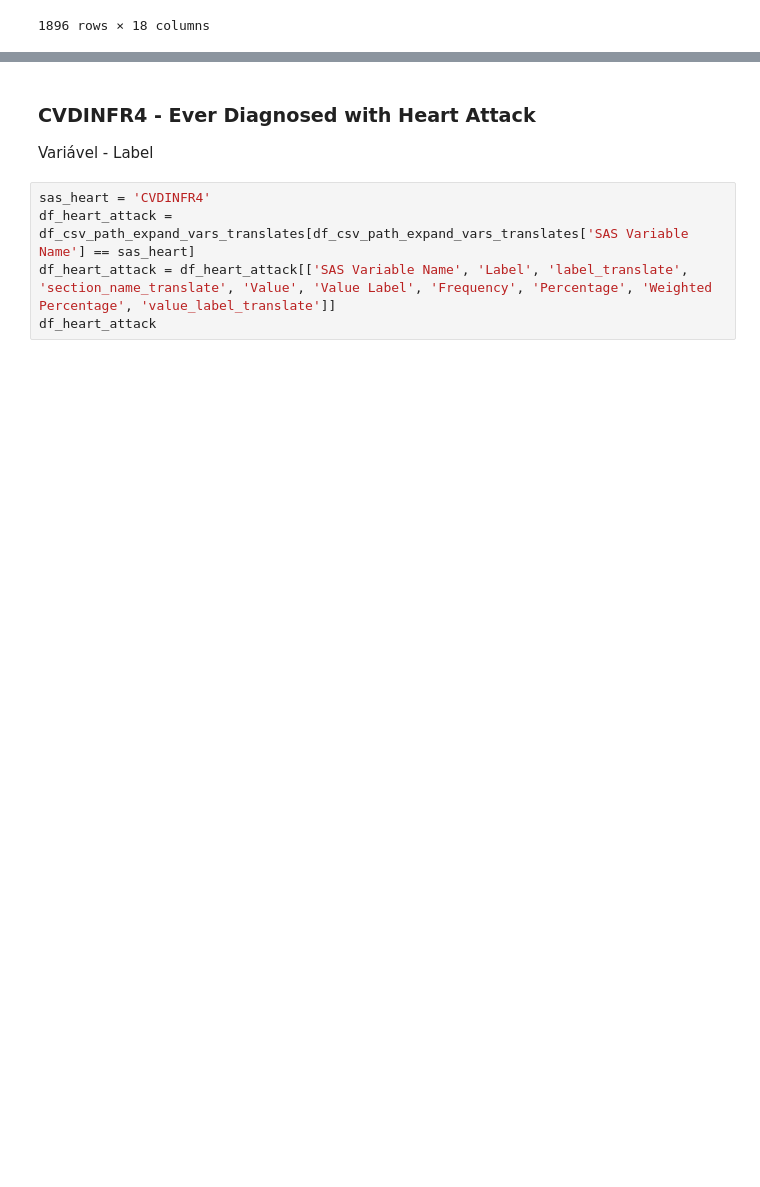
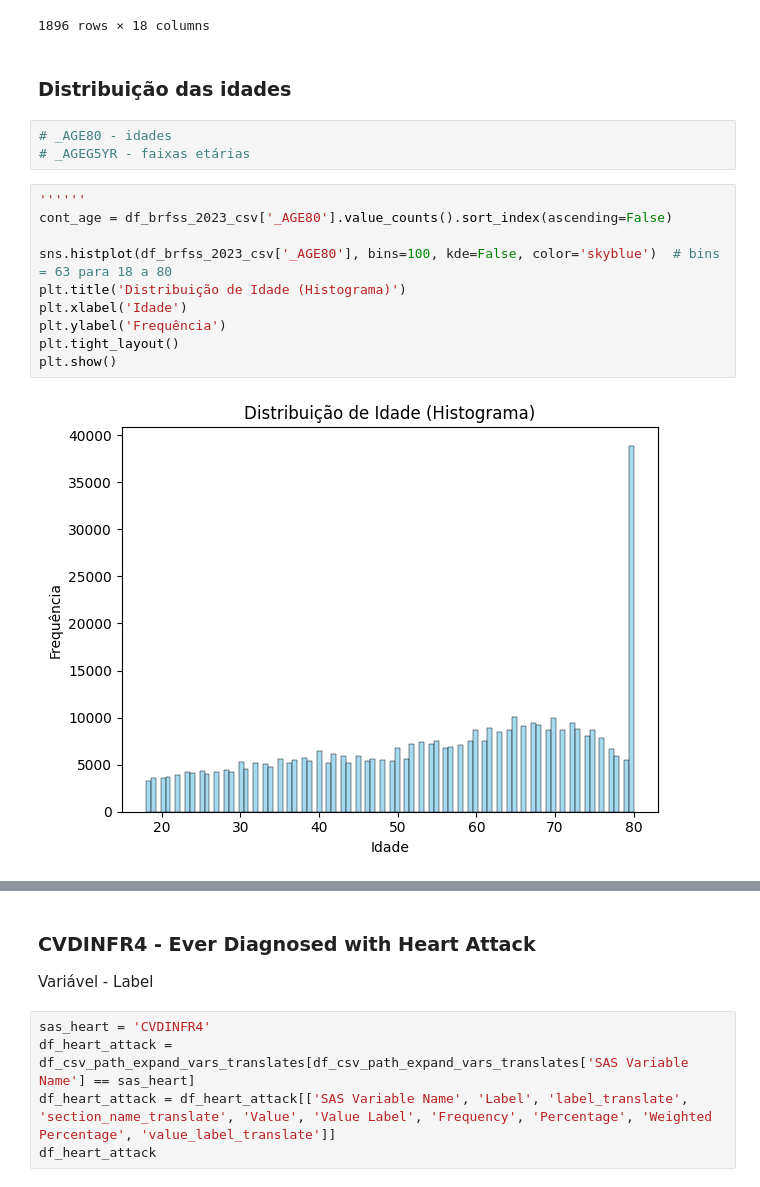
Before and after one commit to EdCarlos-dev/riskPredictionDeseases, a Jupyter notebook: dev/notebooks/dataTreatment_400_k_samples.ipynb, the cells around one changed output, grey strips where cells are left out. Saved outputs shown, nothing was run; the diff lists cells and outputs as text; blank space fills up the shorter version.

```diff
--- a/dev/notebooks/dataTreatment_400_k_samples.ipynb
+++ b/dev/notebooks/dataTreatment_400_k_samples.ipynb
@@ -1138,3 +1154,20 @@ df_csv_path_expand_vars_translates
 | 1894 | Drinking and Driving | Calculated Variables | NaN | 3 | 2110 | Num | _DRNKDRV | ... |
 | 1895 | Drinking and Driving | Calculated Variables | NaN | 3 | 2110 | Num | _DRNKDRV | ... |
 1896 rows × 18 columns
+# %% [markdown]
+### Distribuição das idades
+# %%
+# _AGE80 - idades
+# _AGEG5YR - faixas etárias
+# %%
+''''''
+cont_age = df_brfss_2023_csv['_AGE80'].value_counts().sort_index(ascending=False)
+
+sns.histplot(df_brfss_2023_csv['_AGE80'], bins=100, kde=False, color='skyblue')  # bins = 63 para 18 a 80
+plt.title('Distribuição de Idade (Histograma)')
+plt.xlabel('Idade')
+plt.ylabel('Frequência')
+plt.tight_layout()
+plt.show()
+# %% [output]
+[figure, added]
```
Also changed, not shown: parts of 27 cells of this notebook.
